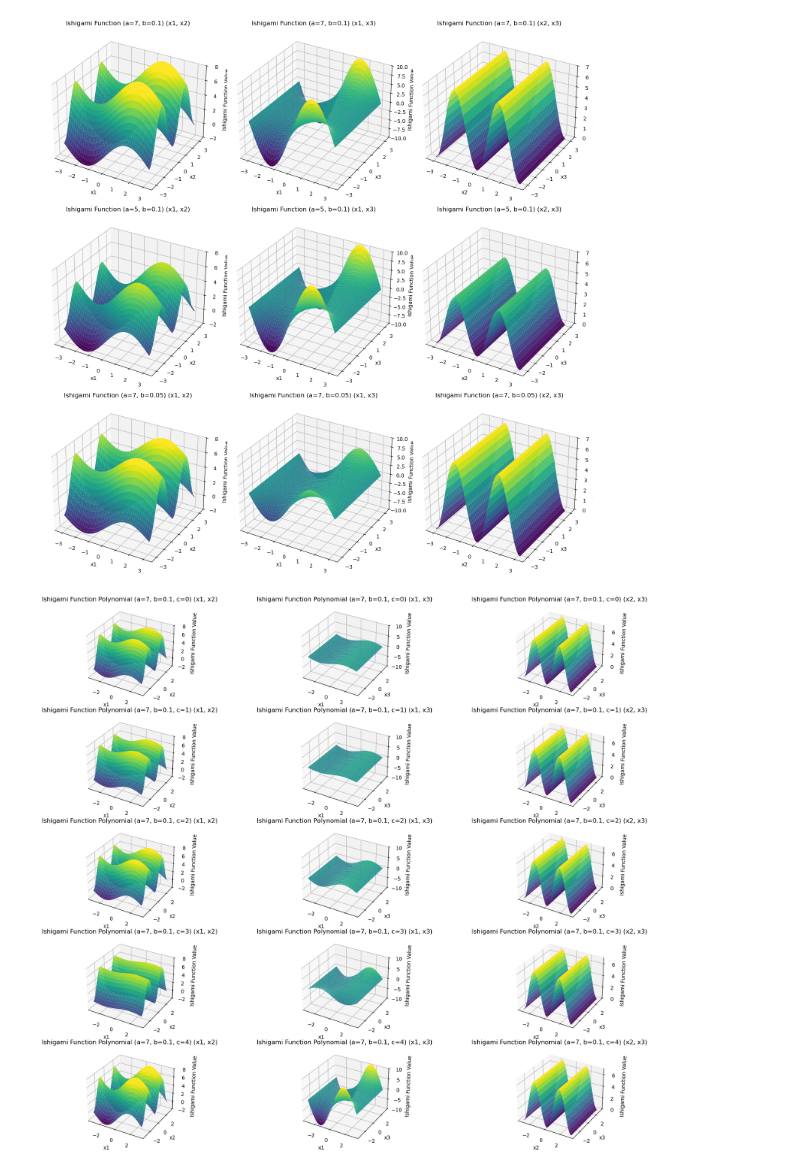
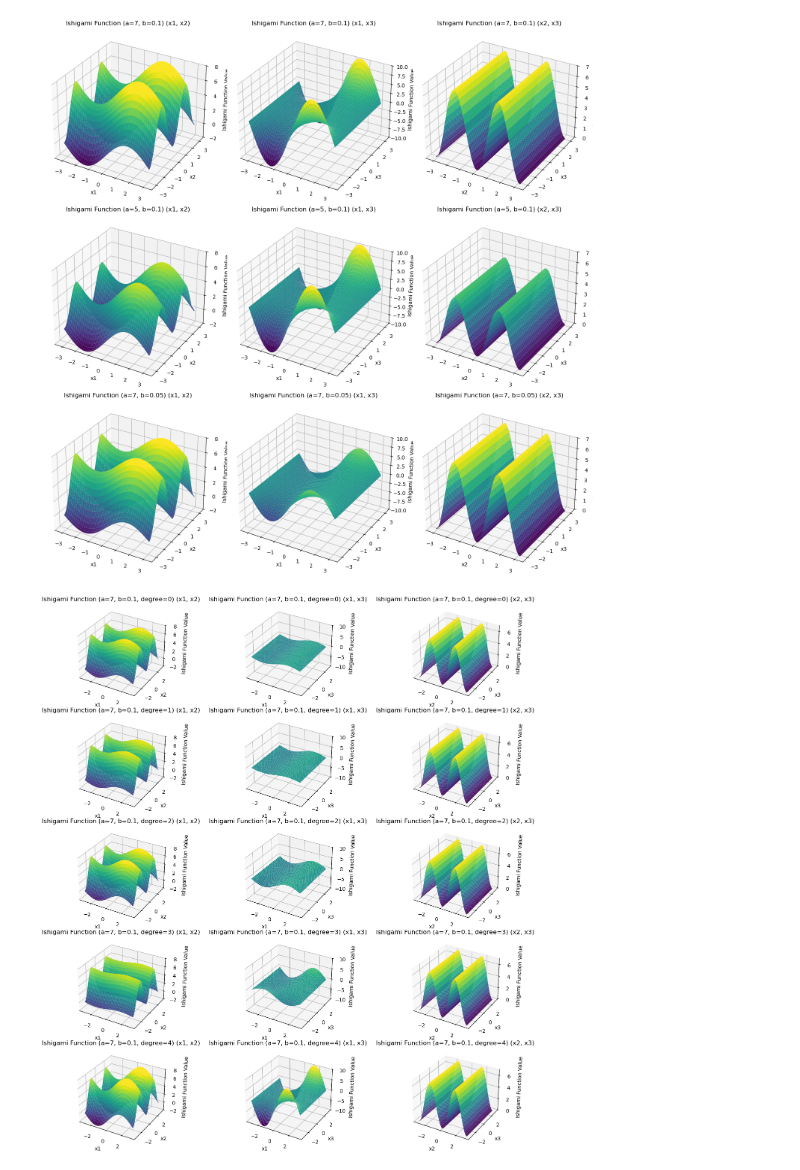
Before and after one commit to danielandresarcones/tfg_bias_statistics, a Jupyter notebook: ishigami_test.ipynb, the cells around one changed output. Cells and saved outputs as stored; diff of their text form; code cells hidden in the pictures.

Commit message:
Adapted ishigami test

```diff
--- a/ishigami_test.ipynb
+++ b/ishigami_test.ipynb
@@ -141,7 +143,8 @@ ishigami_params = [
 ]
 
 # Evaluate the Ishigami function over the meshgrid for each parameter set
-Z_params = [ishigami.evaluate([X1, X2, X3]) for ishigami in ishigami_params]
+input_array = np.array([X1.flatten(), X2.flatten(), X3.flatten()]).T
+Z_params = [ishigami.evaluate(input_array).reshape(X1.shape) for ishigami in ishigami_params]
 # %%
 
 # Plot the Ishigami function for each parameter set
@@ -196,45 +200,48 @@ ishigami_poly_params = [
 ]
 
 # Evaluate the Ishigami function polynomial over the meshgrid for each parameter set
-Z_poly_params = [ishigami_poly.evaluate([X1, X2, X3]) for ishigami_poly in ishigami_poly_params]
+input_array = np.array([X1.flatten(), X2.flatten(), X3.flatten()]).T
+Z_poly_params = [ishigami_poly.evaluate(input_array).reshape(X1.shape) for ishigami_poly in ishigami_poly_params]
 
 # Plot the Ishigami function polynomial for each parameter set
-fig, axes = plt.subplots(len(c_range), 3, figsize=(20, 15), subplot_kw={'projection': '3d'})
+fig, axes = plt.subplots(len(c_range), 3, figsize=(15, 15), subplot_kw={'projection': '3d'})
 
 # Titles for the subplots
 titles_poly = [
-    f'Ishigami Function Polynomial (a=7, b=0.1, c={c})' for c in c_range
+    f'Ishigami Function (a=7, b=0.1, degree={c})' for c in c_range
 ]
 
 # Plot for (x1, x2)
 for i in range(len(c_range)):
     axes[i, 0].plot_surface(X1[:, :, 20], X2[:, :, 20], Z_poly_params[i][:, :, 20], cmap='viridis', vmin=-2, vmax=8)
     axes[i, 0].set_xlabel('x1')
     axes[i, 0].set_ylabel('x2')
     axes[i, 0].set_zlabel('Ishigami Function Value')
     axes[i, 0].set_title(titles_poly[i] + ' (x1, x2)')
     axes[i, 0].set_zlim(-2, 8)
 
 # Plot for (x1, x3)
 for i in range(len(c_range)):
     axes[i, 1].plot_surface(X1[:, 0, :], X3[:, 0, :], Z_poly_params[i][:, 0, :], cmap='viridis', vmin=-10, vmax=10)
     axes[i, 1].set_xlabel('x1')
     axes[i, 1].set_ylabel('x3')
     axes[i, 1].set_zlabel('Ishigami Function Value')
     axes[i, 1].set_title(titles_poly[i] + ' (x1, x3)')
     axes[i, 1].set_zlim(-10, 10)
 
 # Plot for (x2, x3)
 for i in range(len(c_range)):
     axes[i, 2].plot_surface(X2[0, :, :], X3[0, :, :], Z_poly_params[i][0, :, :], cmap='viridis', vmin=0, vmax=7)
     axes[i, 2].set_xlabel('x2')
     axes[i, 2].set_ylabel('x3')
     axes[i, 2].set_zlabel('Ishigami Function Value')
     axes[i, 2].set_title(titles_poly[i] + ' (x2, x3)')
     axes[i, 2].set_zlim(0, 7)
 
 # Adjust layout
 plt.tight_layout()
+plt.savefig('./output/figures/ishigami_function_polynomial_visualization.png')
+plt.savefig('./output/figures/ishigami_function_polynomial_visualization.pdf')
 plt.show()
 # %% [output]
-[figure, old version]
+[figure, new version]
```
Also changed, not shown: parts of 3 cells of this notebook.
